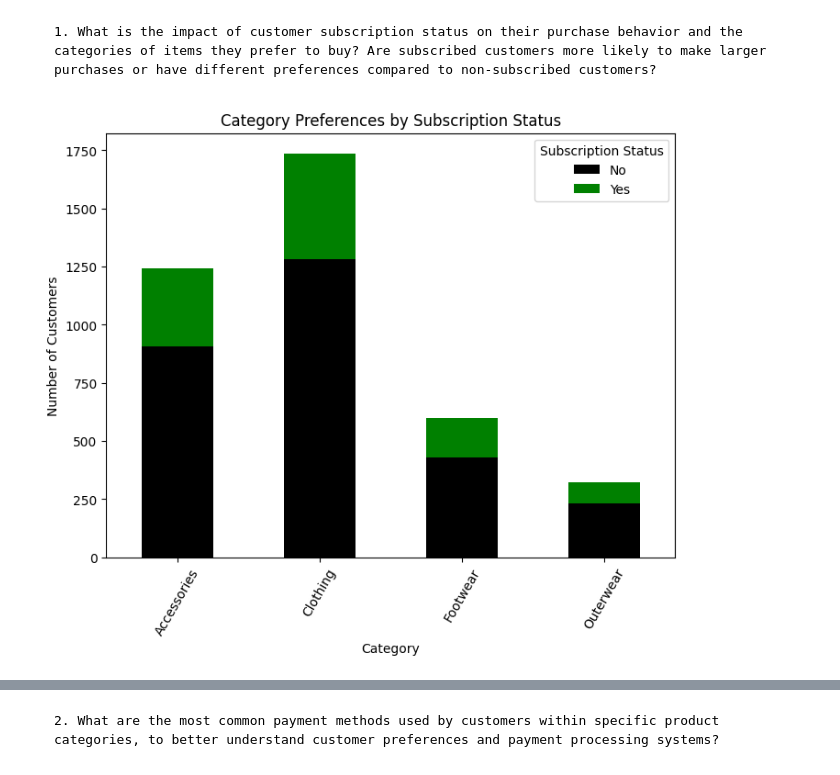
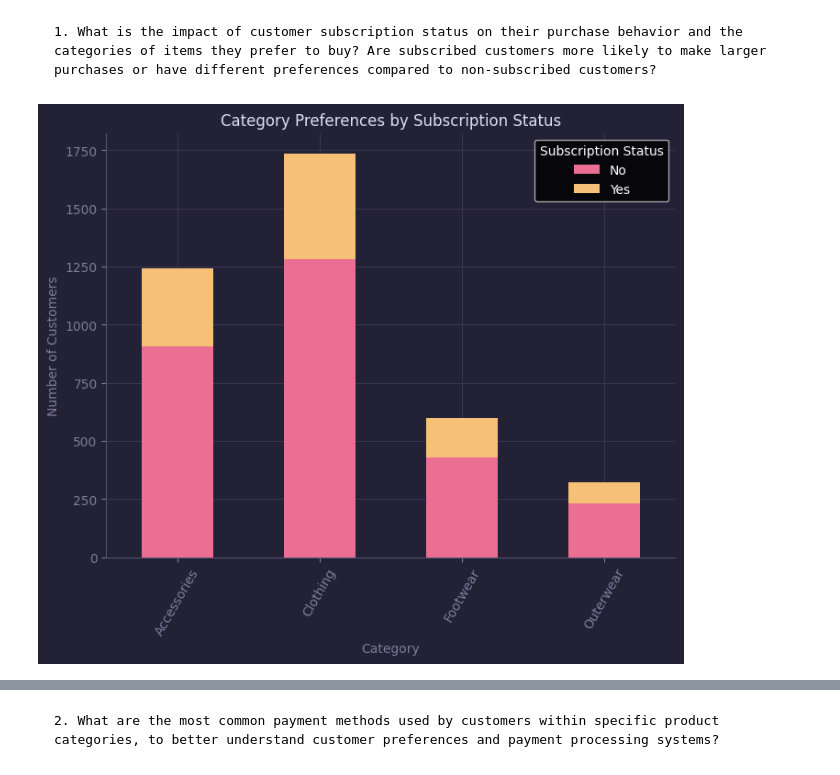
Before and after one commit to KaiSteamCenter/Unit-2-Python, a Jupyter notebook: shoptrends.ipynb, the cells around one changed output, grey strips where cells are left out. Drawn from its saved outputs; the diff is of its cells as text; code cells hidden in the pictures.

````diff
--- a/shoptrends.ipynb
+++ b/shoptrends.ipynb
@@ -25,13 +26,14 @@ df
 1. What is the impact of customer subscription status on their purchase behavior and the categories of items they prefer to buy? Are subscribed customers more likely to make larger purchases or have different preferences compared to non-subscribed customers?
 ```
 # %%
-category = df.pivot_table(index='Category', columns='Subscription Status', values='Customer ID', aggfunc='count')
+with plt.style.context("rose-pine-moon.mplstyle"):
+    category = df.pivot_table(index='Category', columns='Subscription Status', values='Customer ID', aggfunc='count')
+    category.plot(kind='bar', stacked=True, figsize=(8, 6), rot=60)
 
-category.plot(kind='bar', stacked=True, figsize=(8, 6), rot=60,color=colors)
 plt.xlabel('Category')
 plt.ylabel('Number of Customers')
 plt.title('Category Preferences by Subscription Status')
 plt.legend(title='Subscription Status')
 plt.show()
 # %% [output]
-[figure, old version]
+[figure, new version]
````
Also changed, not shown: parts of 4 cells of this notebook, 1 other file.
